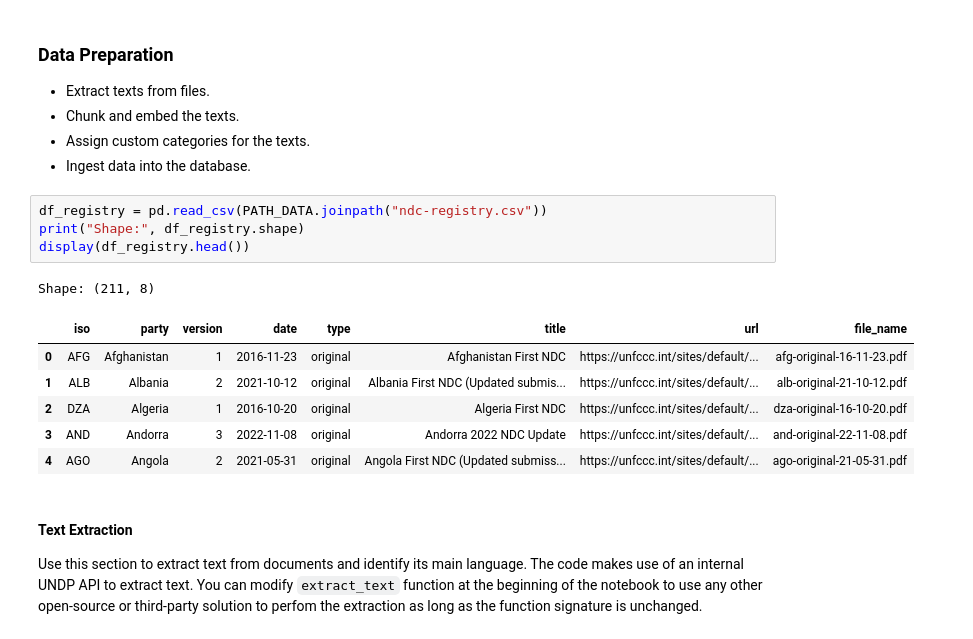
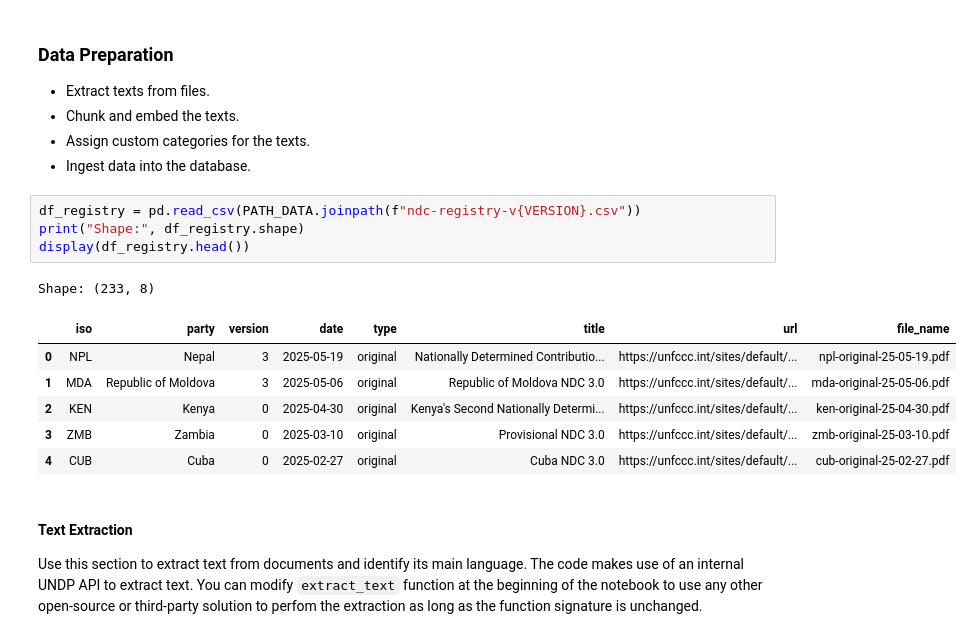
Before and after one commit to UNDP-Data/ndc-analytics-app, a Jupyter notebook: main.ipynb, the cells around one changed output. Drawn from its saved outputs; the diff is of its cells as text.

```diff
--- a/main.ipynb
+++ b/main.ipynb
@@ -545,17 +545,17 @@ Shape: (250, 3)
 - Assign custom categories for the texts.
 - Ingest data into the database.
 # %%
-df_registry = pd.read_csv(PATH_DATA.joinpath("ndc-registry.csv"))
+df_registry = pd.read_csv(PATH_DATA.joinpath(f"ndc-registry-v{VERSION}.csv"))
 print("Shape:", df_registry.shape)
 display(df_registry.head())
 # %% [output]
-Shape: (211, 8)
+Shape: (233, 8)
 |  | iso | party | version | date | type | title | url | file_name |
-| 0 | AFG | Afghanistan | 1 | 2016-11-23 | original | Afghanistan First NDC | https://unfccc.int/sites/default/... | afg-original-16-11-23.pdf |
-| 1 | ALB | Albania | 2 | 2021-10-12 | original | Albania First NDC (Updated submis... | https://unfccc.int/sites/default/... | alb-original-21-10-12.pdf |
-| 2 | DZA | Algeria | 1 | 2016-10-20 | original | Algeria First NDC | https://unfccc.int/sites/default/... | dza-original-16-10-20.pdf |
-| 3 | AND | Andorra | 3 | 2022-11-08 | original | Andorra 2022 NDC Update | https://unfccc.int/sites/default/... | and-original-22-11-08.pdf |
-| 4 | AGO | Angola | 2 | 2021-05-31 | original | Angola First NDC (Updated submiss... | https://unfccc.int/sites/default/... | ago-original-21-05-31.pdf |
+| 0 | NPL | Nepal | 3 | 2025-05-19 | original | Nationally Determined Contributio... | https://unfccc.int/sites/default/... | npl-original-25-05-19.pdf |
+| 1 | MDA | Republic of Moldova | 3 | 2025-05-06 | original | Republic of Moldova NDC 3.0 | https://unfccc.int/sites/default/... | mda-original-25-05-06.pdf |
+| 2 | KEN | Kenya | 0 | 2025-04-30 | original | Kenya's Second Nationally Determi... | https://unfccc.int/sites/default/... | ken-original-25-04-30.pdf |
+| 3 | ZMB | Zambia | 0 | 2025-03-10 | original | Provisional NDC 3.0 | https://unfccc.int/sites/default/... | zmb-original-25-03-10.pdf |
+| 4 | CUB | Cuba | 0 | 2025-02-27 | original | Cuba NDC 3.0 | https://unfccc.int/sites/default/... | cub-original-25-02-27.pdf |
 # %% [markdown]
 #### Text Extraction
 
```
Also changed, not shown: parts of 26 cells of this notebook, 7 other files.
